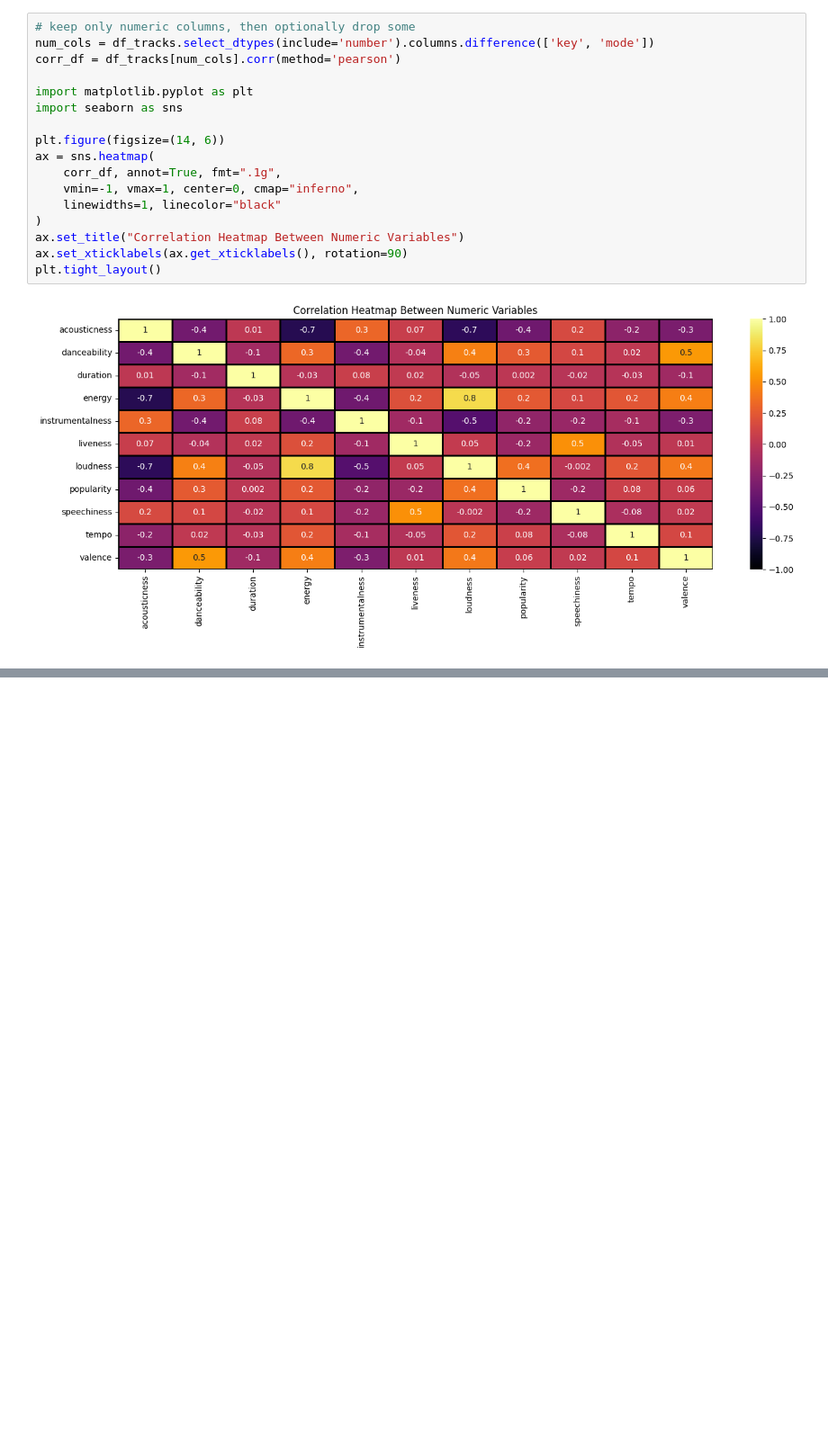
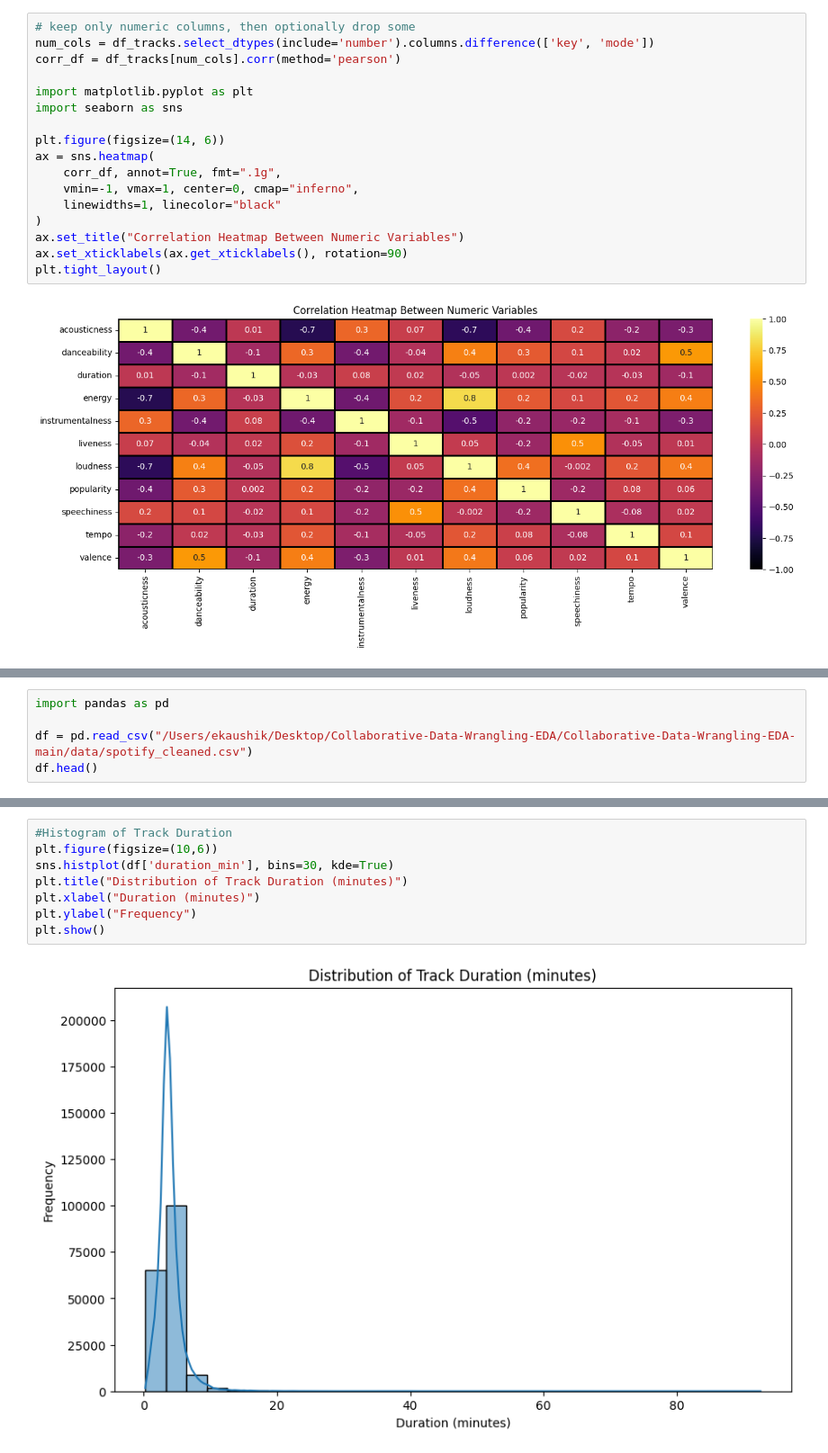
Before and after one commit to Eva-Kaushik/Collaborative-Data-Wrangling-EDA, a Jupyter notebook: Collaborative-Data-Wrangling-EDA-main/main-1.ipynb, the cells around one changed output, grey strips where cells are left out. Shown at 90% size. Saved outputs shown, nothing was run; the diff lists cells and outputs as text; blank space fills up the shorter version.

```diff
--- a/Collaborative-Data-Wrangling-EDA-main/main-1.ipynb
+++ b/Collaborative-Data-Wrangling-EDA-main/main-1.ipynb
@@ -165,0 +264,5 @@ plt.tight_layout()
+# %%
+import pandas as pd
+
+df = pd.read_csv("/Users/ekaushik/Desktop/Collaborative-Data-Wrangling-EDA/Collaborative-Data-Wrangling-EDA-main/data/spotify_cleaned.csv")
+df.head()
@@ -165,0 +293,10 @@ plt.tight_layout()
+# %%
+#Histogram of Track Duration
+plt.figure(figsize=(10,6))
+sns.histplot(df['duration_min'], bins=30, kde=True)
+plt.title("Distribution of Track Duration (minutes)")
+plt.xlabel("Duration (minutes)")
+plt.ylabel("Frequency")
+plt.show()
+# %% [output]
+[figure, added]
```
Also changed, not shown: parts of 17 cells of this notebook.
